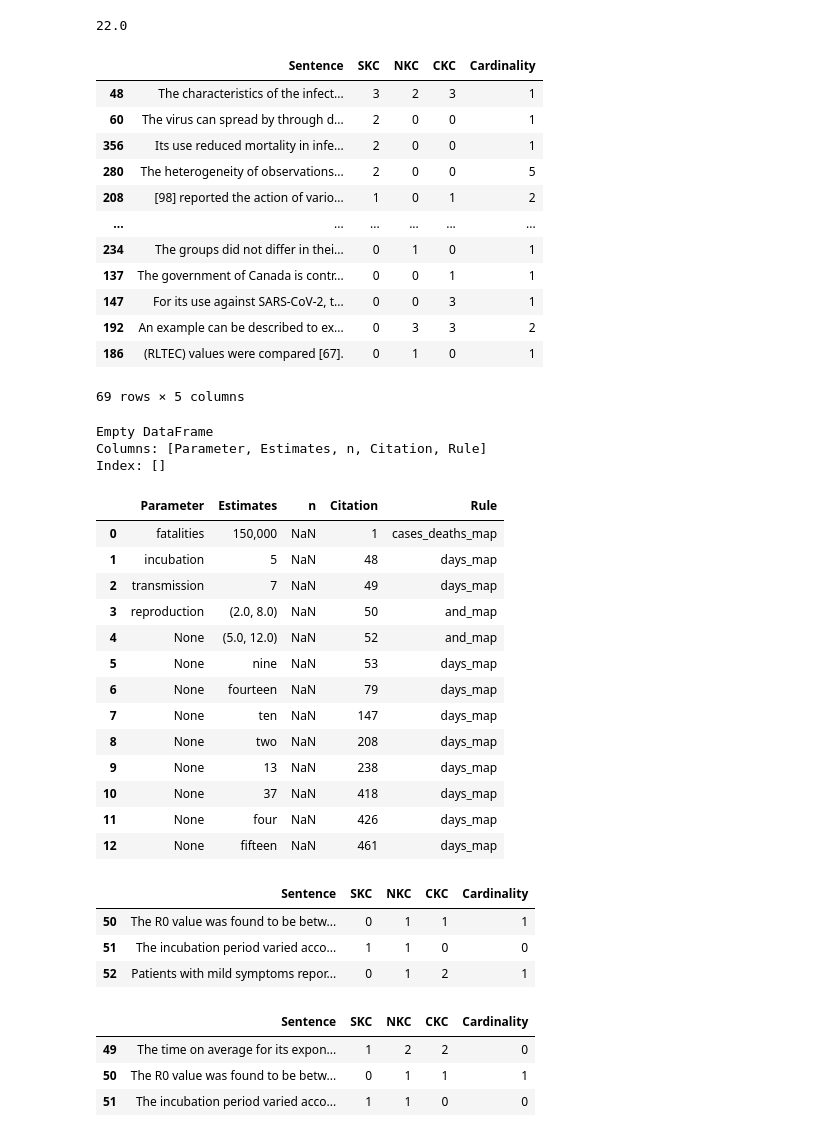
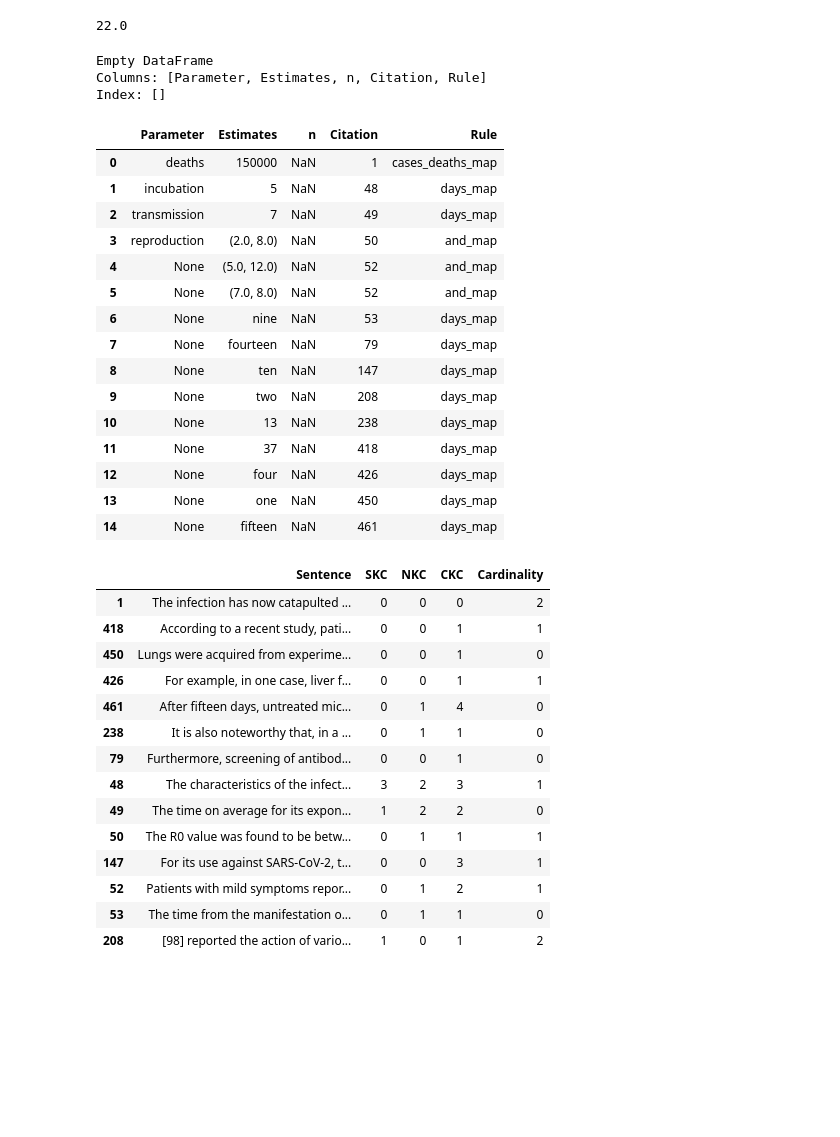
Before and after one commit to djschlicht/academic-paper-scraper, a Jupyter notebook: textdataframe.ipynb, the cells around one changed output. Cells and saved outputs as stored; diff of their text form; code cells hidden in the pictures; blank space fills up the shorter version.

```diff
--- a/textdataframe.ipynb
+++ b/textdataframe.ipynb
@@ -217,23 +217,6 @@ def calculateRelevance(df = sentsdf_top.head()):
 calculateRelevance()
 # %% [output]
 22.0
-# %%
-df1 = sentencesWith()
-df1.loc[df1.Cardinality > 0]
-# %% [output]
-|  | Sentence | SKC | NKC | CKC | Cardinality |
-| 48 | The characteristics of the infect... | 3 | 2 | 3 | 1 |
-| 60 | The virus can spread by through d... | 2 | 0 | 0 | 1 |
-| 356 | Its use reduced mortality in infe... | 2 | 0 | 0 | 1 |
-| 280 | The heterogeneity of observations... | 2 | 0 | 0 | 5 |
-| 208 | [98] reported the action of vario... | 1 | 0 | 1 | 2 |
-| ... | ... | ... | ... | ... | ... |
-| 234 | The groups did not differ in thei... | 0 | 1 | 0 | 1 |
-| 137 | The government of Canada is contr... | 0 | 0 | 1 | 1 |
-| 147 | For its use against SARS-CoV-2, t... | 0 | 0 | 3 | 1 |
-| 192 | An example can be described to ex... | 0 | 3 | 3 | 2 |
-| 186 | (RLTEC) values were compared [67]. | 0 | 1 | 0 | 1 |
-69 rows × 5 columns
 # %%
 import numpy as np
 
@@ -390,44 +367,48 @@ for idx in sents_filt.index:
 # %%
 # Order the Parameters column variables so that "None" is ranked lowest (for readability)
 from pandas.api.types import CategoricalDtype
 
 statsparams = list(statsdf.Parameter)
 # If our set of parameters has no duplicates (does not apply to sample abstract, which stores values across countries)
 # We probably should figure out how to separate the data from a paper if it deals with multiple countries?
 if len(statsparams) == len(set(statsparams)):
     if ("None" in statsparams):
         statsparams.append(statsparams.pop(statsparams.index("None")))
     statsdf["Parameter"].astype(CategoricalDtype(categories=statsparams, ordered=True))
     # Sorted stats dataframe:
     statsdf = statsdf.sort_values('Parameter', ascending=False)
 
-statsdf
+display(statsdf)
+sentsdf.iloc[list(set(statsdf.Citation))]
 # %% [output]
 |  | Parameter | Estimates | n | Citation | Rule |
-| 0 | fatalities | 150,000 | NaN | 1 | cases_deaths_map |
+| 0 | deaths | 150000 | NaN | 1 | cases_deaths_map |
 | 1 | incubation | 5 | NaN | 48 | days_map |
 | 2 | transmission | 7 | NaN | 49 | days_map |
 | 3 | reproduction | (2.0, 8.0) | NaN | 50 | and_map |
 | 4 | None | (5.0, 12.0) | NaN | 52 | and_map |
-| 5 | None | nine | NaN | 53 | days_map |
-| 6 | None | fourteen | NaN | 79 | days_map |
-| 7 | None | ten | NaN | 147 | days_map |
-| 8 | None | two | NaN | 208 | days_map |
-| 9 | None | 13 | NaN | 238 | days_map |
-| 10 | None | 37 | NaN | 418 | days_map |
-| 11 | None | four | NaN | 426 | days_map |
-| 12 | None | fifteen | NaN | 461 | days_map |
+| 5 | None | (7.0, 8.0) | NaN | 52 | and_map |
+| 6 | None | nine | NaN | 53 | days_map |
+| 7 | None | fourteen | NaN | 79 | days_map |
+| 8 | None | ten | NaN | 147 | days_map |
+| 9 | None | two | NaN | 208 | days_map |
+| 10 | None | 13 | NaN | 238 | days_map |
+| 11 | None | 37 | NaN | 418 | days_map |
+| 12 | None | four | NaN | 426 | days_map |
+| 13 | None | one | NaN | 450 | days_map |
+| 14 | None | fifteen | NaN | 461 | days_map |
+|  | Sentence | SKC | NKC | CKC | Cardinality |
+| 1 | The infection has now catapulted ... | 0 | 0 | 0 | 2 |
+| 418 | According to a recent study, pati... | 0 | 0 | 1 | 1 |
+| 450 | Lungs were acquired from experime... | 0 | 0 | 1 | 0 |
+| 426 | For example, in one case, liver f... | 0 | 0 | 1 | 1 |
+| 461 | After fifteen days, untreated mic... | 0 | 1 | 4 | 0 |
+| 238 | It is also noteworthy that, in a ... | 0 | 1 | 1 | 0 |
+| 79 | Furthermore, screening of antibod... | 0 | 0 | 1 | 0 |
+| 48 | The characteristics of the infect... | 3 | 2 | 3 | 1 |
+| 49 | The time on average for its expon... | 1 | 2 | 2 | 0 |
+| 50 | The R0 value was found to be betw... | 0 | 1 | 1 | 1 |
+| 147 | For its use against SARS-CoV-2, t... | 0 | 0 | 3 | 1 |
+| 52 | Patients with mild symptoms repor... | 0 | 1 | 2 | 1 |
+| 53 | The time from the manifestation o... | 0 | 1 | 1 | 0 |
+| 208 | [98] reported the action of vario... | 1 | 0 | 1 | 2 |
-# %%
-context(51)
-# %% [output]
-|  | Sentence | SKC | NKC | CKC | Cardinality |
-| 50 | The R0 value was found to be betw... | 0 | 1 | 1 | 1 |
-| 51 | The incubation period varied acco... | 1 | 1 | 0 | 0 |
-| 52 | Patients with mild symptoms repor... | 0 | 1 | 2 | 1 |
-# %%
-context(50)
-# %% [output]
-|  | Sentence | SKC | NKC | CKC | Cardinality |
-| 49 | The time on average for its expon... | 1 | 2 | 2 | 0 |
-| 50 | The R0 value was found to be betw... | 0 | 1 | 1 | 1 |
-| 51 | The incubation period varied acco... | 1 | 1 | 0 | 0 |
```
Also changed, not shown: parts of 4 cells of this notebook.
